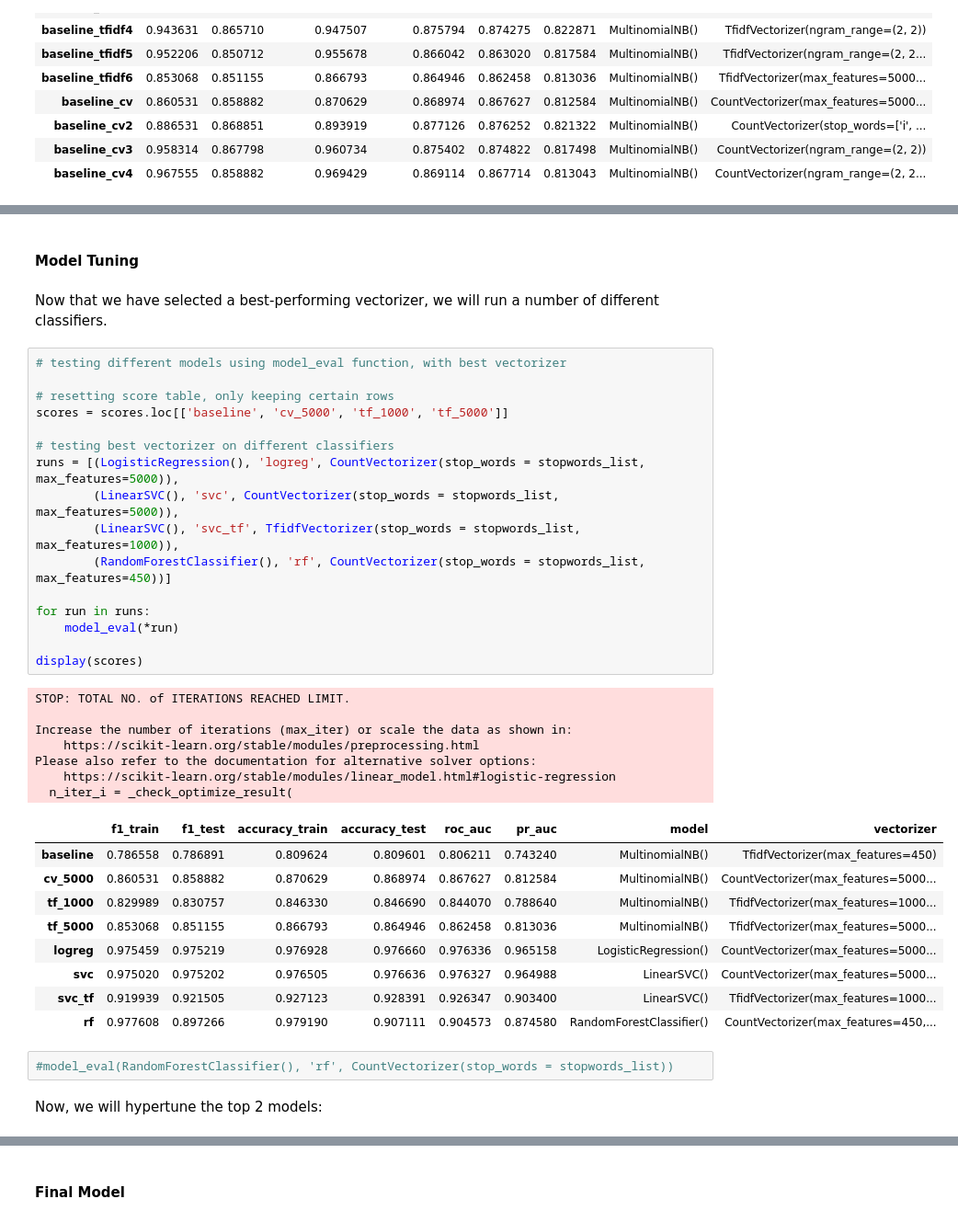
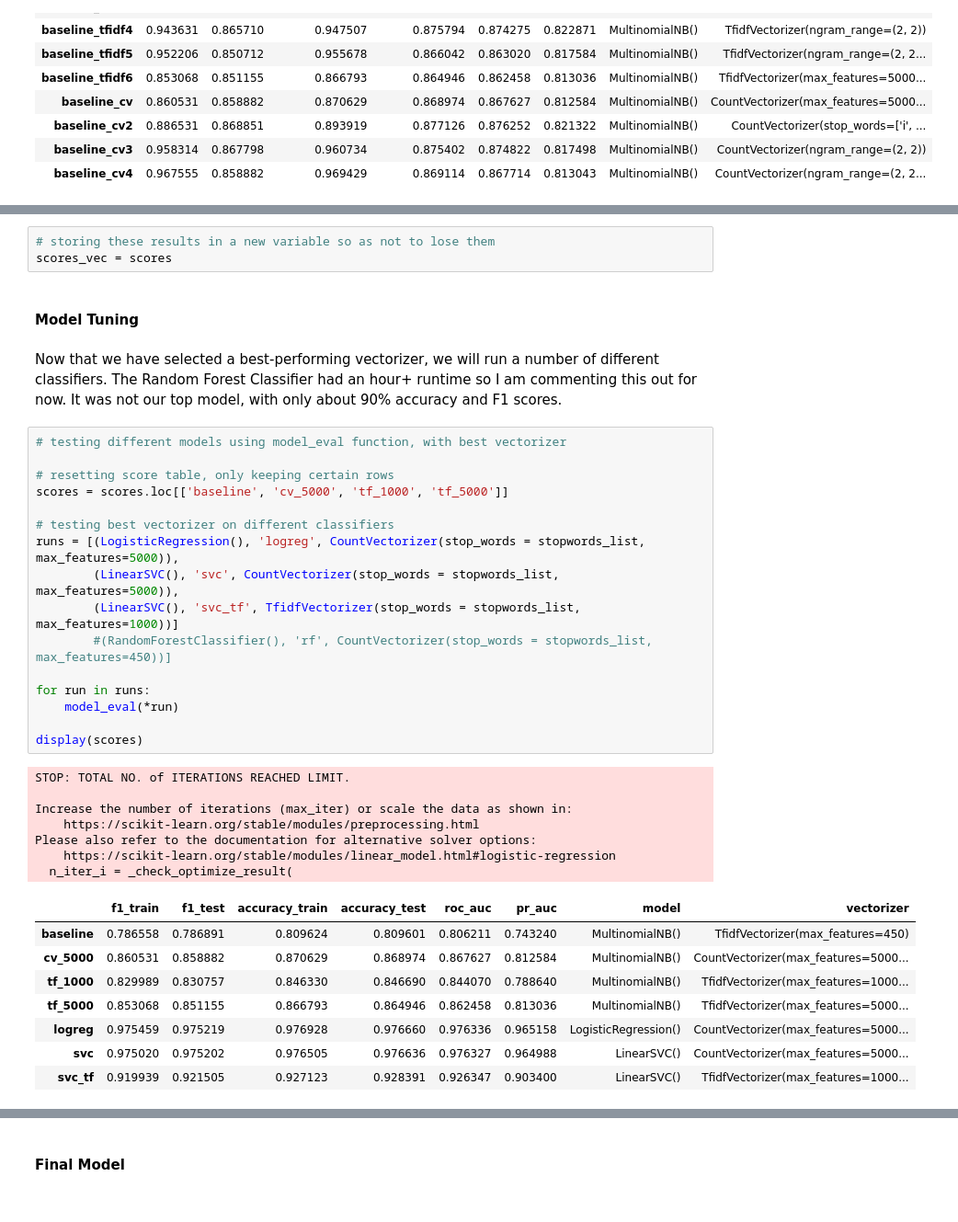
Before and after one commit to ntdoris/bitcoin-twitter-sentiment, a Jupyter notebook: project4.ipynb, the cells around one changed output, grey strips where cells are left out. Shown at 92% size. Saved outputs shown, nothing was run; the diff lists cells and outputs as text.

```diff
--- a/project4.ipynb
+++ b/project4.ipynb
@@ -1235,41 +1214,39 @@ scores_vec = scores
+# %%
+# storing these results in a new variable so as not to lose them
+scores_vec = scores
 # %% [markdown]
 #### Model Tuning
-# %% [markdown]
-Now that we have selected a best-performing vectorizer, we will run a number of different classifiers.
+# %% [markdown]
+Now that we have selected a best-performing vectorizer, we will run a number of different classifiers. The Random Forest Classifier had an hour+ runtime so I am commenting this out for now. It was not our top model, with only about 90% accuracy and F1 scores.
 # %%
 # testing different models using model_eval function, with best vectorizer
 
 # resetting score table, only keeping certain rows
 scores = scores.loc[['baseline', 'cv_5000', 'tf_1000', 'tf_5000']]
 
 # testing best vectorizer on different classifiers
 runs = [(LogisticRegression(), 'logreg', CountVectorizer(stop_words = stopwords_list, max_features=5000)),
         (LinearSVC(), 'svc', CountVectorizer(stop_words = stopwords_list, max_features=5000)),
-        (LinearSVC(), 'svc_tf', TfidfVectorizer(stop_words = stopwords_list, max_features=1000)),
-        (RandomForestClassifier(), 'rf', CountVectorizer(stop_words = stopwords_list, max_features=450))]
+        (LinearSVC(), 'svc_tf', TfidfVectorizer(stop_words = stopwords_list, max_features=1000))]
+        #(RandomForestClassifier(), 'rf', CountVectorizer(stop_words = stopwords_list, max_features=450))]
 
 for run in runs:
     model_eval(*run)
 
 display(scores)
 # %% [output]
 STOP: TOTAL NO. of ITERATIONS REACHED LIMIT.
 
 Increase the number of iterations (max_iter) or scale the data as shown in:
     https://scikit-learn.org/stable/modules/preprocessing.html
 Please also refer to the documentation for alternative solver options:
     https://scikit-learn.org/stable/modules/linear_model.html#logistic-regression
   n_iter_i = _check_optimize_result(
 |  | f1_train | f1_test | accuracy_train | accuracy_test | roc_auc | pr_auc | model | vectorizer |
 | baseline | 0.786558 | 0.786891 | 0.809624 | 0.809601 | 0.806211 | 0.743240 | MultinomialNB() | TfidfVectorizer(max_features=450) |
 | cv_5000 | 0.860531 | 0.858882 | 0.870629 | 0.868974 | 0.867627 | 0.812584 | MultinomialNB() | CountVectorizer(max_features=5000... |
 | tf_1000 | 0.829989 | 0.830757 | 0.846330 | 0.846690 | 0.844070 | 0.788640 | MultinomialNB() | TfidfVectorizer(max_features=1000... |
 | tf_5000 | 0.853068 | 0.851155 | 0.866793 | 0.864946 | 0.862458 | 0.813036 | MultinomialNB() | TfidfVectorizer(max_features=5000... |
 | logreg | 0.975459 | 0.975219 | 0.976928 | 0.976660 | 0.976336 | 0.965158 | LogisticRegression() | CountVectorizer(max_features=5000... |
 | svc | 0.975020 | 0.975202 | 0.976505 | 0.976636 | 0.976327 | 0.964988 | LinearSVC() | CountVectorizer(max_features=5000... |
 | svc_tf | 0.919939 | 0.921505 | 0.927123 | 0.928391 | 0.926347 | 0.903400 | LinearSVC() | TfidfVectorizer(max_features=1000... |
-| rf | 0.977608 | 0.897266 | 0.979190 | 0.907111 | 0.904573 | 0.874580 | RandomForestClassifier() | CountVectorizer(max_features=450,... |
-# %%
-#model_eval(RandomForestClassifier(), 'rf', CountVectorizer(stop_words = stopwords_list))
-# %% [markdown]
-Now, we will hypertune the top 2 models:
```
Also changed, not shown: parts of 156 cells of this notebook.
